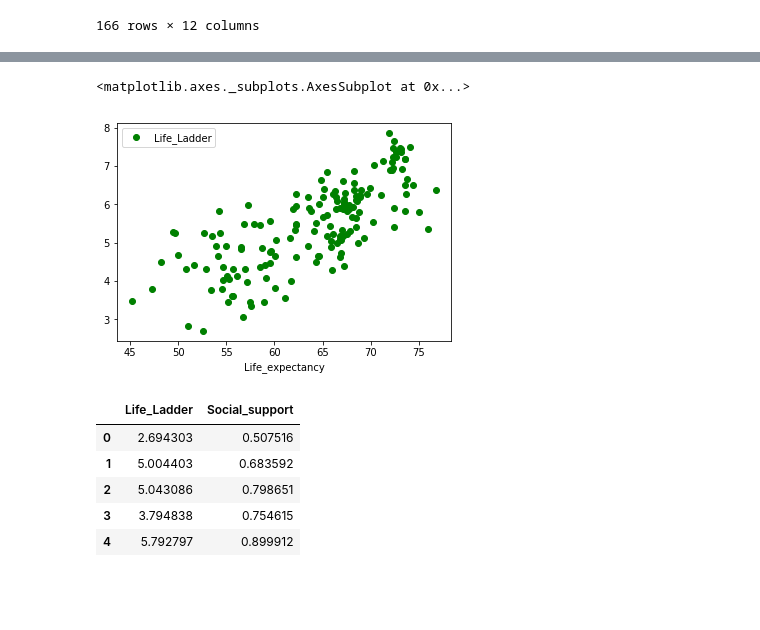
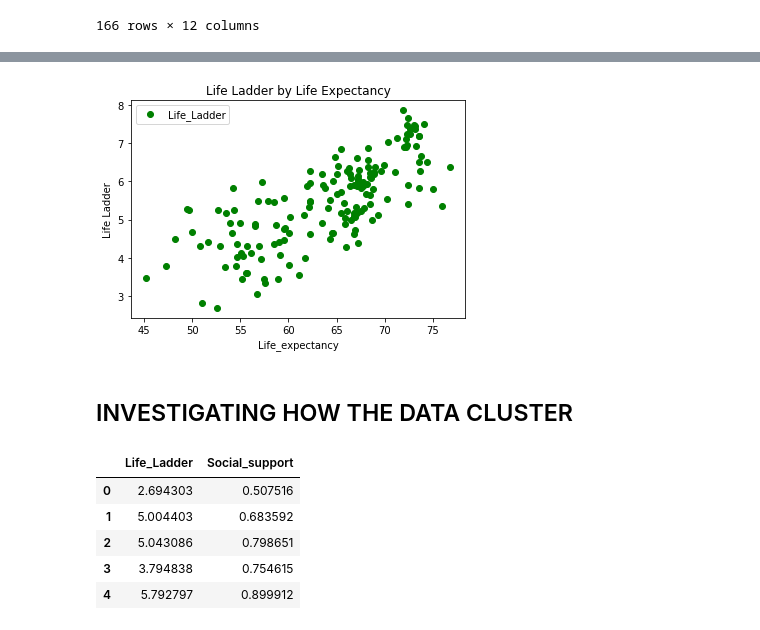
Before and after one commit to Survifit/WorldHappiness, a Jupyter notebook: happiness.ipynb, the cells around one changed output, grey strips where cells are left out. Drawn from its saved outputs; the diff is of its cells as text; code cells hidden in the pictures; blank space fills up the shorter version.

```diff
--- a/happiness.ipynb
+++ b/happiness.ipynb
@@ -78,6 +127,10 @@ happiness.plot(x='Log_GDP_pc', y='Life_Ladder', c='purple', style='o')
 # %%
+# Scatter Plot: Happiness x Life Expectancy
 happiness.plot(x='Life_expectancy', y='Life_Ladder', c='green', style='o')
+plt.title('Life Ladder by Life Expectancy')
+plt.ylabel('Life Ladder');
 # %% [output]
-<matplotlib.axes._subplots.AxesSubplot at 0x...>
-[figure, old version]
+[figure, new version]
+# %% [markdown]
+## INVESTIGATING HOW THE DATA CLUSTER
 # %%
```
Also changed, not shown: parts of 106 cells of this notebook, 15 other files.
